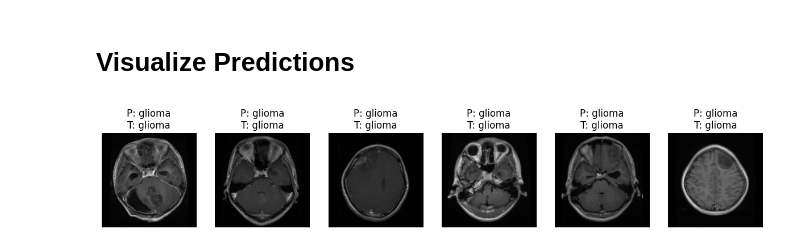
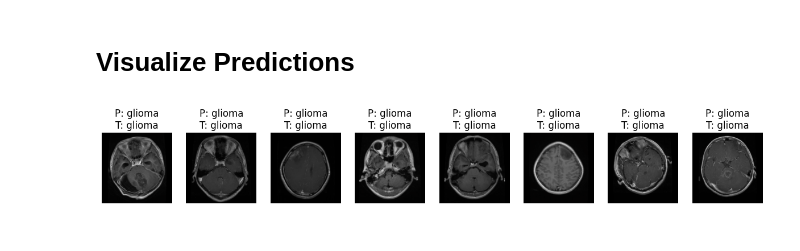
Before and after one commit to 21Afnan/TumorSense-AI, a Jupyter notebook: src_code/Resnet18.ipynb, the cells around one changed output. Saved outputs shown, nothing was run; the diff lists cells and outputs as text; code cells hidden in the pictures.

```diff
--- a/src_code/Resnet18.ipynb
+++ b/src_code/Resnet18.ipynb
@@ -379,33 +388,33 @@ Predicted Class: meningioma
 import matplotlib.pyplot as plt
 import torch
 
-def visualize_predictions(num_images=6):
+def visualize_predictions(num_images=8):
     # Get a batch from test loader
     images, labels = next(iter(test_loader))
     images, labels = images[:num_images].to(device), labels[:num_images].to(device)
 
     # Model predictions
     model.eval()
     with torch.no_grad():
         outputs = model(images)
         _, preds = torch.max(outputs, 1)
 
     # Unnormalize the images (ImageNet mean & std)
     mean = torch.tensor([0.485, 0.456, 0.406]).view(1,3,1,1).to(device)
     std  = torch.tensor([0.229, 0.224, 0.225]).view(1,3,1,1).to(device)
     images_unnorm = images * std + mean
 
     # Plot
     fig, axes = plt.subplots(1, num_images, figsize=(15,3))
     for i in range(num_images):
         img = images_unnorm[i].cpu().permute(1,2,0)  # [H,W,3] for imshow
         img = torch.clamp(img, 0, 1)  # Ensure pixel values are in [0,1]
         axes[i].imshow(img)
         axes[i].set_title(f"P: {class_names[preds[i]]}\nT: {class_names[labels[i]]}")
         axes[i].axis("off")
     plt.show()
 
 # Call the function
 visualize_predictions()
 # %% [output]
-[figure, old version]
+[figure, new version]
```
Also changed, not shown: parts of 3 cells of this notebook, 9 other files.
